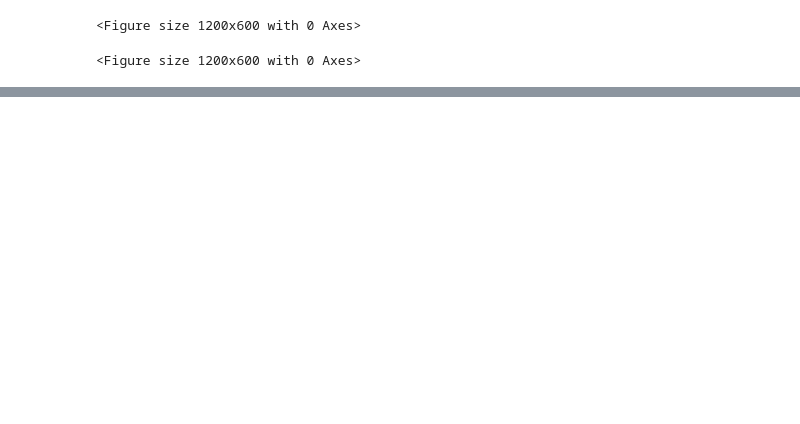
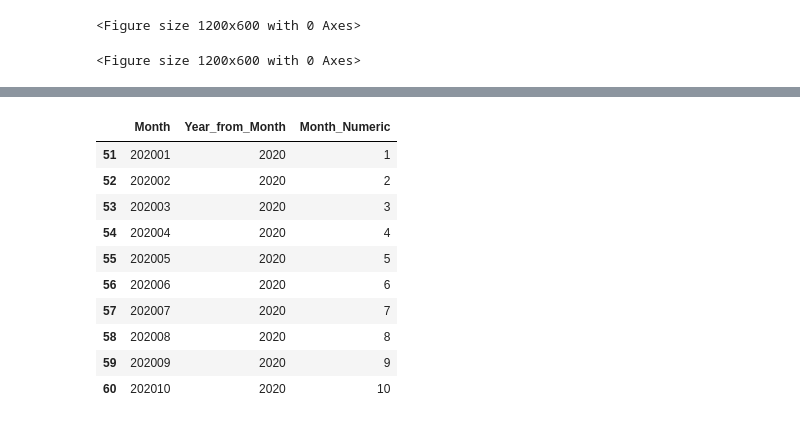
Before and after one commit to harmonicsvd/DPS-Work, a Jupyter notebook: data.ipynb, the cells around one changed output, grey strips where cells are left out. Saved outputs shown, nothing was run; the diff lists cells and outputs as text; code cells hidden in the pictures; blank space fills up the shorter version.

```diff
--- a/data.ipynb
+++ b/data.ipynb
@@ -115,0 +184,14 @@ plt.show()
+# %%
+model_data[['Month', 'Year_from_Month', 'Month_Numeric']].head(10)
+# %% [output]
+|  | Month | Year_from_Month | Month_Numeric |
+| 51 | 202001 | 2020 | 1 |
+| 52 | 202002 | 2020 | 2 |
+| 53 | 202003 | 2020 | 3 |
+| 54 | 202004 | 2020 | 4 |
+| 55 | 202005 | 2020 | 5 |
+| 56 | 202006 | 2020 | 6 |
+| 57 | 202007 | 2020 | 7 |
+| 58 | 202008 | 2020 | 8 |
+| 59 | 202009 | 2020 | 9 |
+| 60 | 202010 | 2020 | 10 |
```
Also changed, not shown: parts of 28 cells of this notebook.
